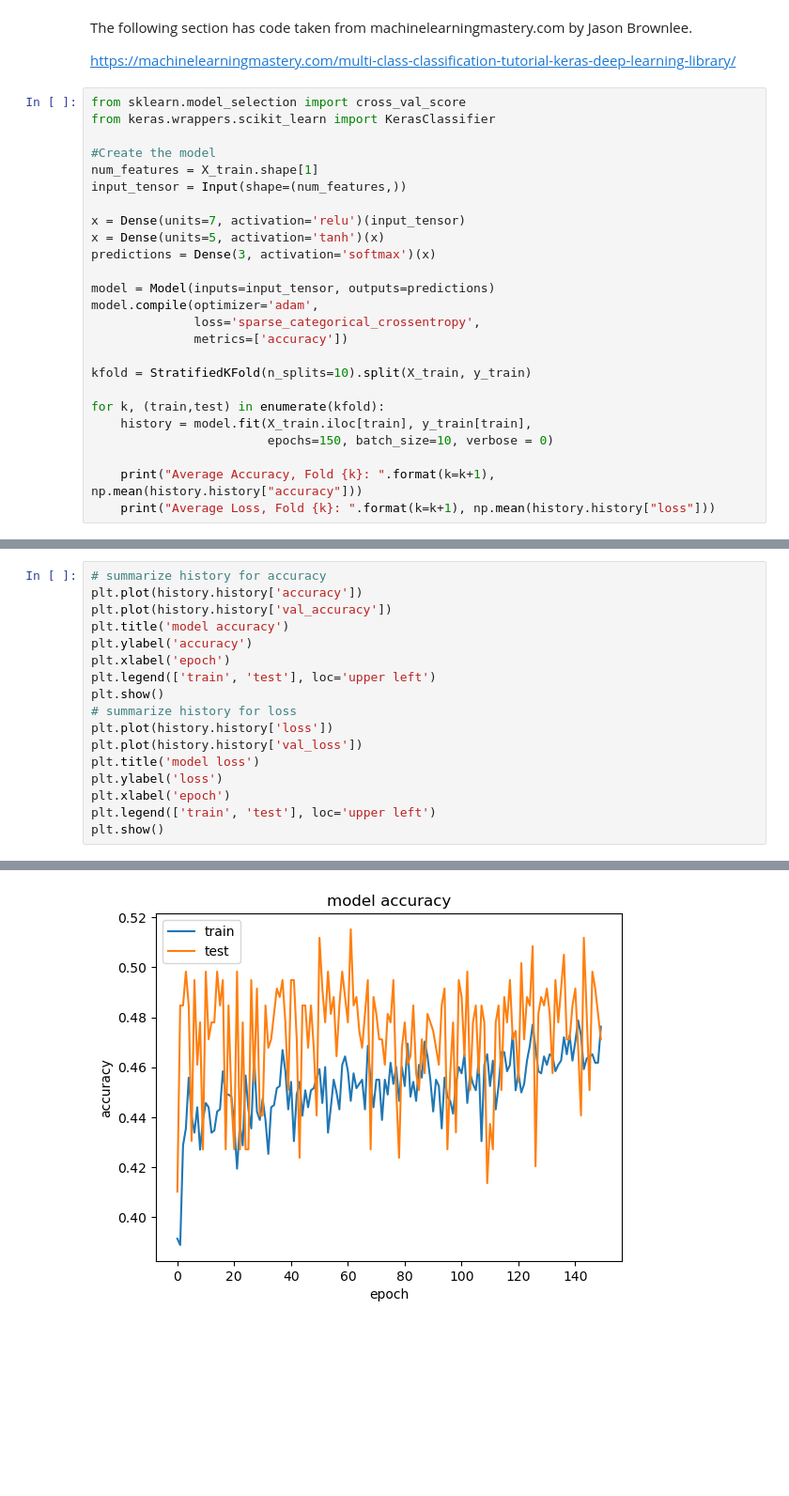
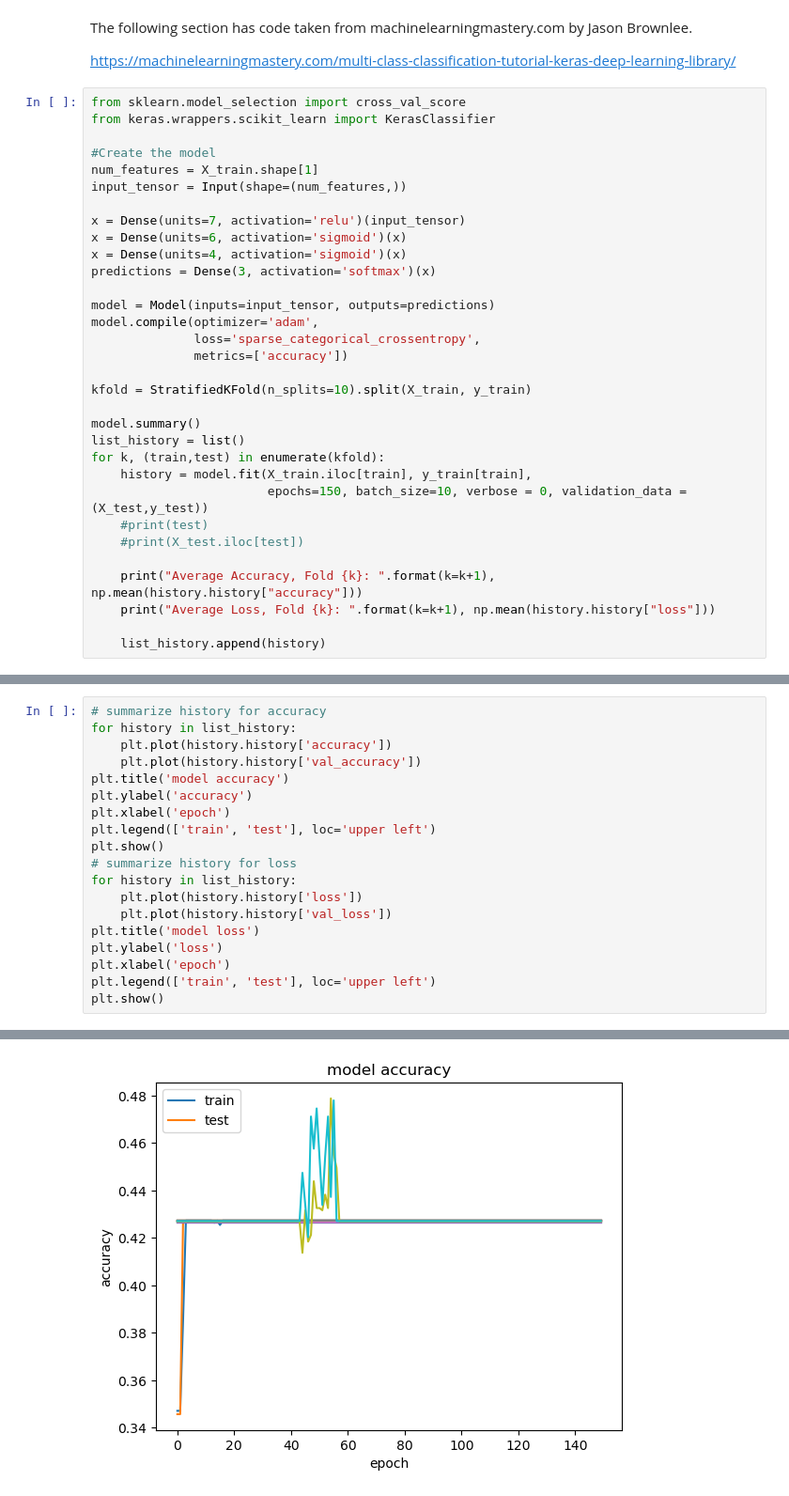
Before and after one commit to yaosam521/ML-Lab-5, a Jupyter notebook: Lab-5.ipynb, the cells around one changed output, grey strips where cells are left out. Shown at 94% size. Drawn from its saved outputs; the diff is of its cells as text; blank space fills up the shorter version.

Commit message:
performed cross-validation on becca's good model

```diff
--- a/Lab-5.ipynb
+++ b/Lab-5.ipynb
@@ -594,7 +574,8 @@ num_features = X_train.shape[1]
 input_tensor = Input(shape=(num_features,))
 
 x = Dense(units=7, activation='relu')(input_tensor)
-x = Dense(units=5, activation='tanh')(x)
+x = Dense(units=6, activation='sigmoid')(x)
+x = Dense(units=4, activation='sigmoid')(x)
 predictions = Dense(3, activation='softmax')(x)
 
 model = Model(inputs=input_tensor, outputs=predictions)
@@ -604,9 +585,15 @@ model.compile(optimizer='adam',
 
 kfold = StratifiedKFold(n_splits=10).split(X_train, y_train)
 
+model.summary()
+list_history = list()
 for k, (train,test) in enumerate(kfold):
     history = model.fit(X_train.iloc[train], y_train[train],
-                        epochs=150, batch_size=10, verbose = 0)
+                        epochs=150, batch_size=10, verbose = 0, validation_data = (X_test,y_test))
+    #print(test)
+    #print(X_test.iloc[test])
 
     print("Average Accuracy, Fold {k}: ".format(k=k+1), np.mean(history.history["accuracy"]))
     print("Average Loss, Fold {k}: ".format(k=k+1), np.mean(history.history["loss"]))
+
+    list_history.append(history)
@@ -613,15 +641,17 @@ for k, (train,test) in enumerate(kfold):
 # %%
 # summarize history for accuracy
-plt.plot(history.history['accuracy'])
-plt.plot(history.history['val_accuracy'])
+for history in list_history:
+    plt.plot(history.history['accuracy'])
+    plt.plot(history.history['val_accuracy'])
 plt.title('model accuracy')
 plt.ylabel('accuracy')
 plt.xlabel('epoch')
 plt.legend(['train', 'test'], loc='upper left')
 plt.show()
 # summarize history for loss
-plt.plot(history.history['loss'])
-plt.plot(history.history['val_loss'])
+for history in list_history:
+    plt.plot(history.history['loss'])
+    plt.plot(history.history['val_loss'])
 plt.title('model loss')
 plt.ylabel('loss')
 plt.xlabel('epoch')
@@ -632 +661 @@ dict_keys(['loss', 'accuracy', 'val_loss', 'val_accuracy'])
-[figure, old version]
+[figure, new version]
```
Also changed, not shown: parts of 16 cells of this notebook.
